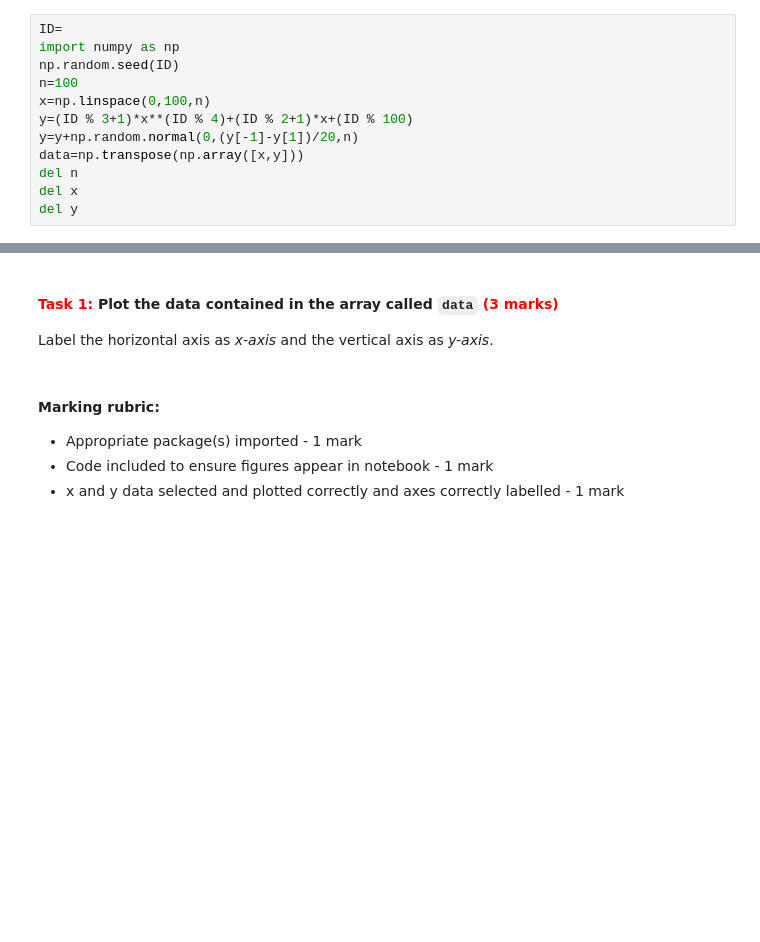
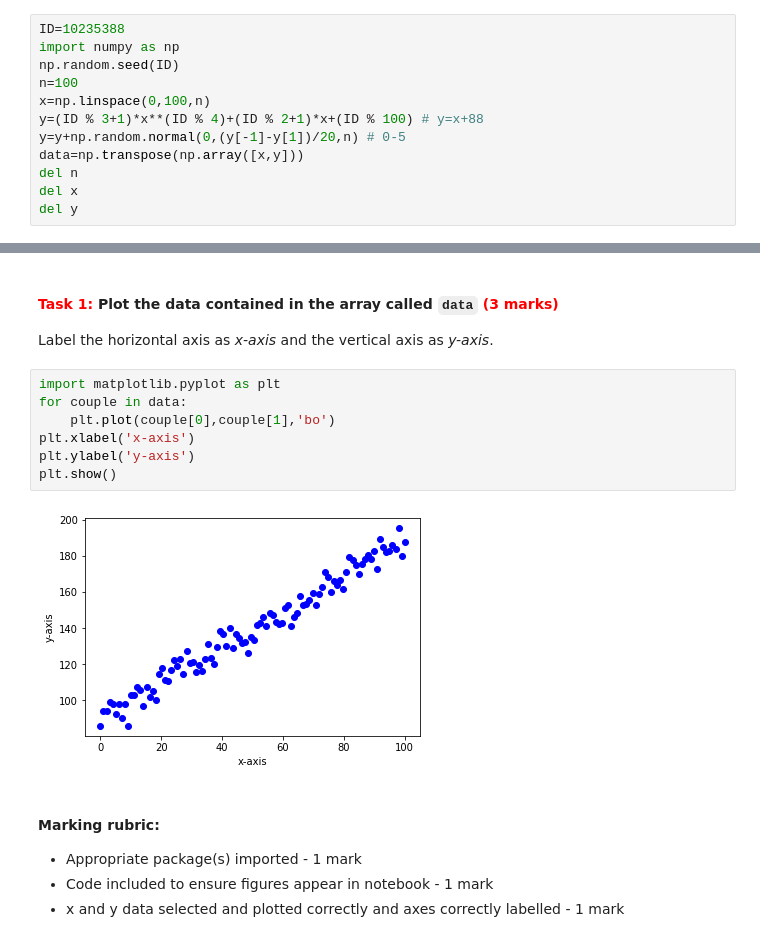
Before and after one commit to szy0/31101-course-materials, a Jupyter notebook: Formative_Coursework.ipynb, the cells around one changed output, grey strips where cells are left out. Drawn from its saved outputs; the diff is of its cells as text; blank space fills up the shorter version.

```diff
--- a/Formative_Coursework.ipynb
+++ b/Formative_Coursework.ipynb
@@ -14,13 +14,13 @@ Your coursework will be marked using the same version of Python as is available
 
 In this coursework, you will be asked to analyse some data. The code below uniquely generates your own set of data based on your student ID number (this is one of the techniques we will be using to ensure that you have not copied someone else's work). Please enter your student number after the = sign on the first line below and run this code without altering anything below the first line before beginning the rest of the coursework. It is essential that you double check that you have entered the right student number, otherwise you may be accused of plagiarism.
 # %%
-ID=
+ID=10235388
 import numpy as np
 np.random.seed(ID)
 n=100
 x=np.linspace(0,100,n)
-y=(ID % 3+1)*x**(ID % 4)+(ID % 2+1)*x+(ID % 100)
-y=y+np.random.normal(0,(y[-1]-y[1])/20,n)
+y=(ID % 3+1)*x**(ID % 4)+(ID % 2+1)*x+(ID % 100) # y=x+88
+y=y+np.random.normal(0,(y[-1]-y[1])/20,n) # 0-5
 data=np.transpose(np.array([x,y]))
 del n
 del x
@@ -31,6 +31,15 @@ The command above has created some sample data as an array of coupled $x$ and $y
 #### <span style="color: red"> Task 1:</span> Plot the data contained in the array called <code>data</code> <span style="color: red"> (3 marks)</span>
 
 Label the horizontal axis as _x-axis_ and the vertical axis as _y-axis_.
+# %%
+import matplotlib.pyplot as plt
+for couple in data:
+    plt.plot(couple[0],couple[1],'bo')
+plt.xlabel('x-axis')
+plt.ylabel('y-axis')
+plt.show()
+# %% [output]
+[figure, added]
 # %% [markdown]
 #### Marking rubric:
 
```
Also changed, not shown: parts of 2 cells of this notebook.
